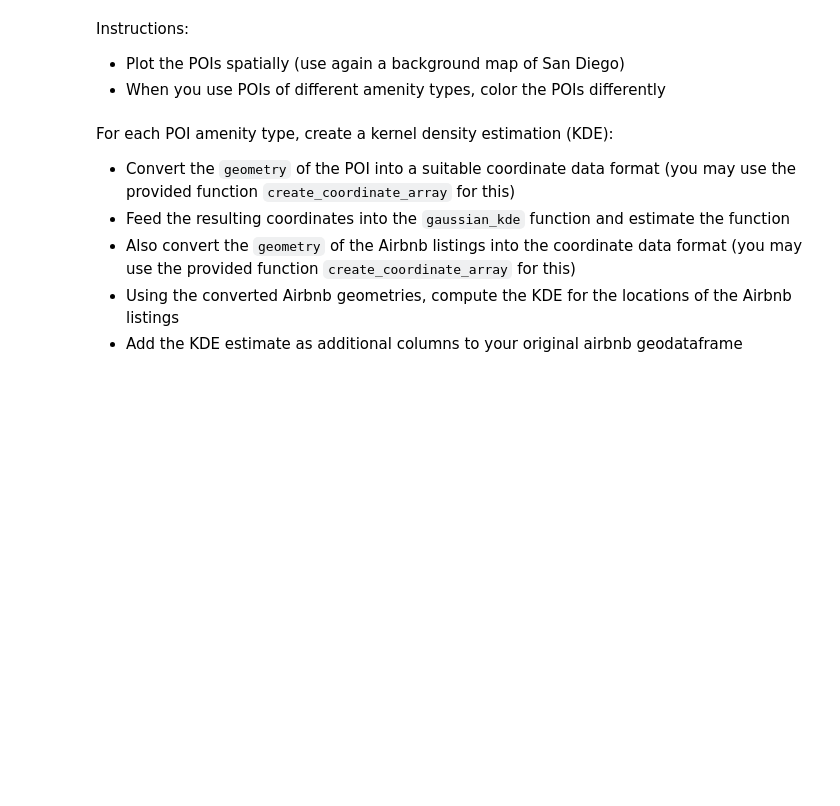
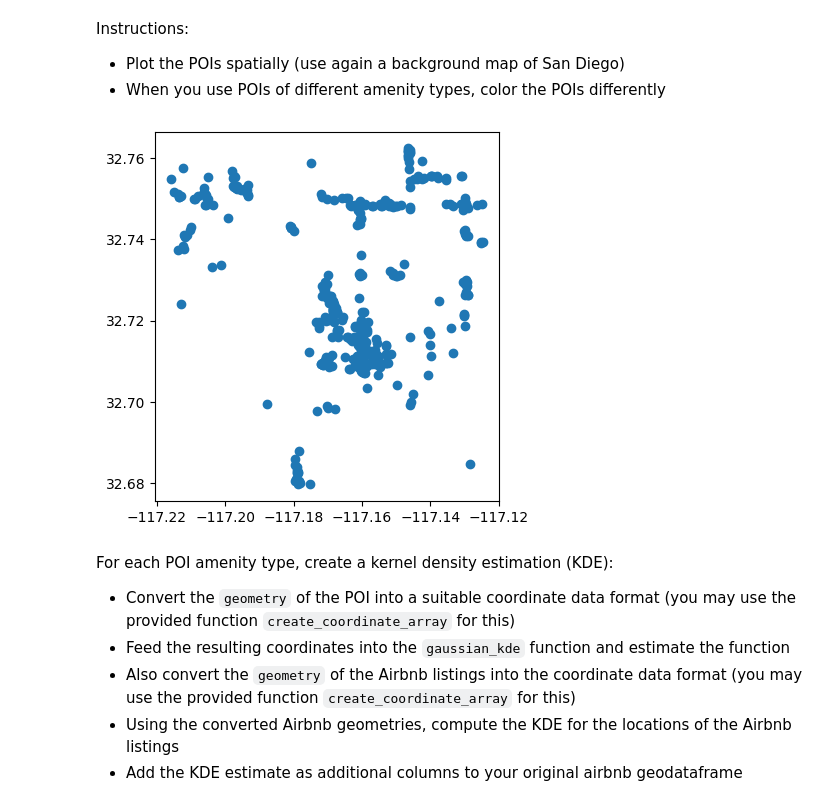
Before and after one commit to D3IP-SS24/case_study1, a Jupyter notebook: project_airbnb_template.ipynb, the cells around one changed output. Drawn from its saved outputs; the diff is of its cells as text; code cells hidden in the pictures; blank space fills up the shorter version.

```diff
--- a/project_airbnb_template.ipynb
+++ b/project_airbnb_template.ipynb
@@ -33,3 +33,6 @@ import seaborn as sns
 import contextily as cx
 # %%
 # Load the geodataframe <insert your code here>....
+import geopandas as gpd
+gdf = gpd.read_file('airbnb_listings.geojson')
+print(gdf.head())
@@ -64,0 +86,15 @@ pois = ""
+# %%
+# Download the POI data <your code here> ...
+
+def download_pois(address, distance, amenities):
+    gdf = ox.features_from_address(address=address, dist=distance, tags={'amenity': amenities})
+    return gdf
+
+
+address = "San Diego, California, USA"
+distance = 5000
+amenities = ['restaurant', 'cafe']
+
+pois = download_pois(address, distance, amenities)
+
+print(pois.head())
@@ -77,6 +139,10 @@ Instructions:
 * When you use POIs of different amenity types, color the POIs differently
 # %%
 # <Your code here>
+pois.plot()
+airbnb = pois
+# %% [output]
+[figure, added]
 # %% [markdown]
 For each POI amenity type, create a kernel density estimation (KDE):
 * Convert the `geometry` of the POI into a suitable coordinate data format (you may use the provided function `create_coordinate_array` for this)
```
Also changed, not shown: parts of 8 cells of this notebook, 1 other file.
